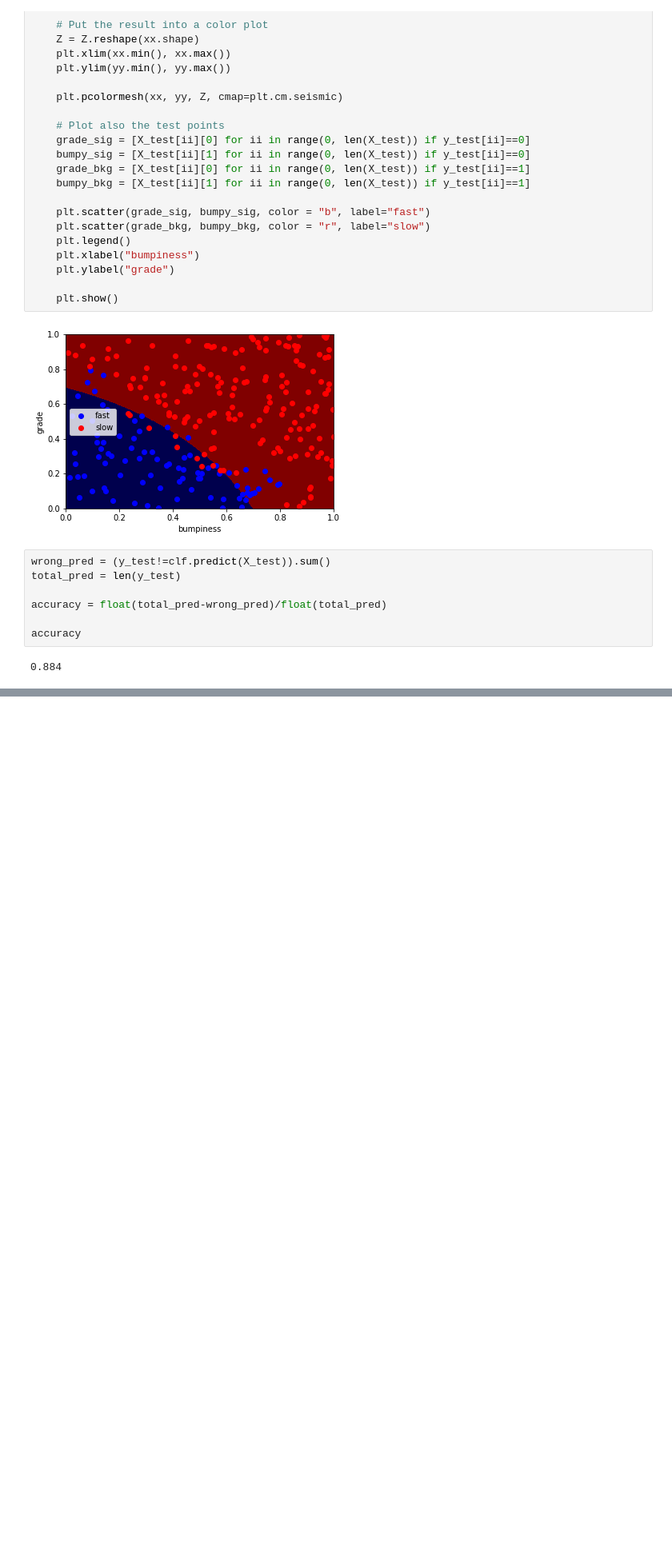
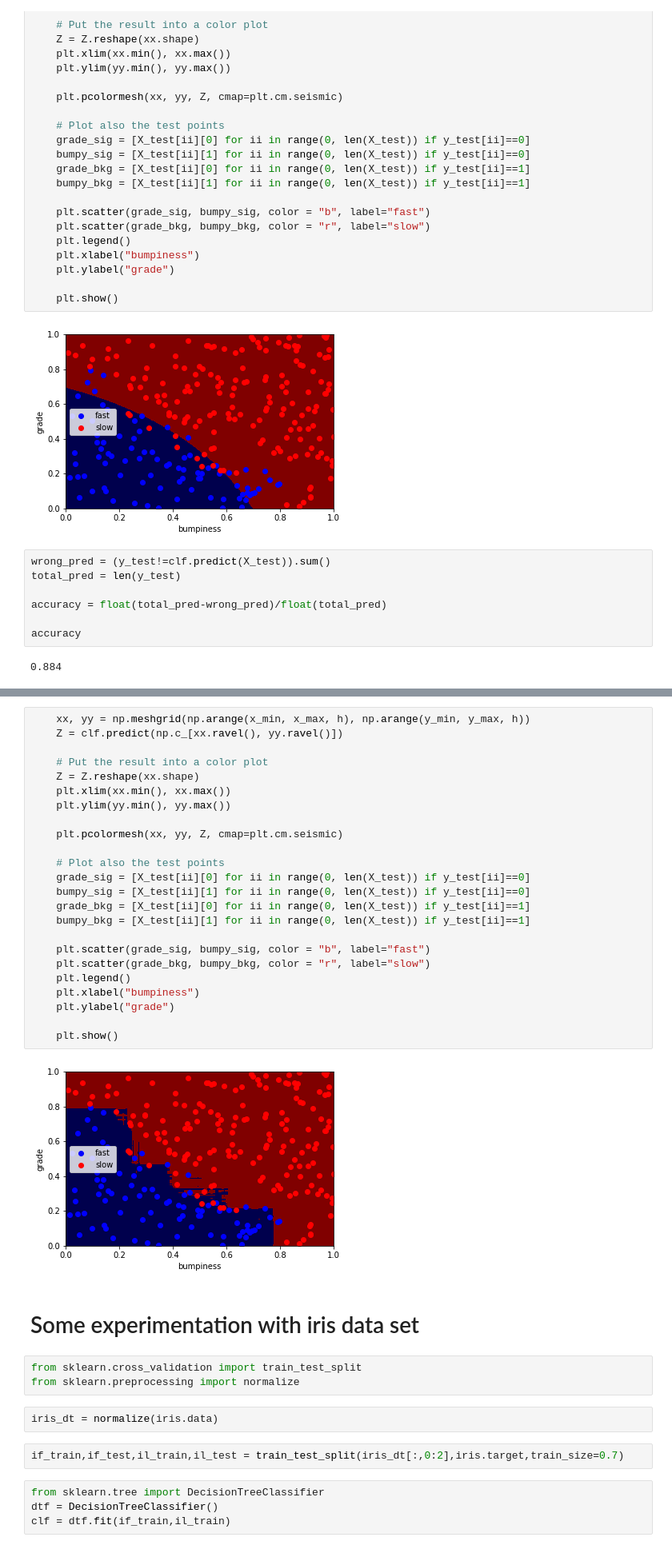
Before and after one commit to unnikrishnansivakumar/pandas-refresher, a Jupyter notebook: Scipy and scikit learn first steps.ipynb, the cells around one changed output, grey strips where cells are left out. Shown: that part at 80% size. Saved outputs shown, nothing was run; the diff lists cells and outputs as text; blank space fills up the shorter version.

```diff
--- a/Scipy and scikit learn first steps.ipynb
+++ b/Scipy and scikit learn first steps.ipynb
@@ -135,0 +236,39 @@ print accuracy_score(clf.predict(X_test),y_test)
+# %%
+    xx, yy = np.meshgrid(np.arange(x_min, x_max, h), np.arange(y_min, y_max, h))
+    Z = clf.predict(np.c_[xx.ravel(), yy.ravel()])
+
+    # Put the result into a color plot
+    Z = Z.reshape(xx.shape)
+    plt.xlim(xx.min(), xx.max())
+    plt.ylim(yy.min(), yy.max())
+
+    plt.pcolormesh(xx, yy, Z, cmap=plt.cm.seismic)
+
+    # Plot also the test points
+    grade_sig = [X_test[ii][0] for ii in range(0, len(X_test)) if y_test[ii]==0]
+    bumpy_sig = [X_test[ii][1] for ii in range(0, len(X_test)) if y_test[ii]==0]
+    grade_bkg = [X_test[ii][0] for ii in range(0, len(X_test)) if y_test[ii]==1]
+    bumpy_bkg = [X_test[ii][1] for ii in range(0, len(X_test)) if y_test[ii]==1]
+
+    plt.scatter(grade_sig, bumpy_sig, color = "b", label="fast")
+    plt.scatter(grade_bkg, bumpy_bkg, color = "r", label="slow")
+    plt.legend()
+    plt.xlabel("bumpiness")
+    plt.ylabel("grade")
+
+    plt.show()
+# %% [output]
+[figure, added]
+# %% [markdown]
+# Some experimentation with iris data set
+# %%
+from sklearn.cross_validation import train_test_split
+from sklearn.preprocessing import normalize
+# %%
+iris_dt = normalize(iris.data)
+# %%
+if_train,if_test,il_train,il_test = train_test_split(iris_dt[:,0:2],iris.target,train_size=0.7)
+# %%
+from sklearn.tree import DecisionTreeClassifier
+dtf = DecisionTreeClassifier()
+clf = dtf.fit(if_train,il_train)
```
Also changed, not shown: parts of 18 cells of this notebook.
